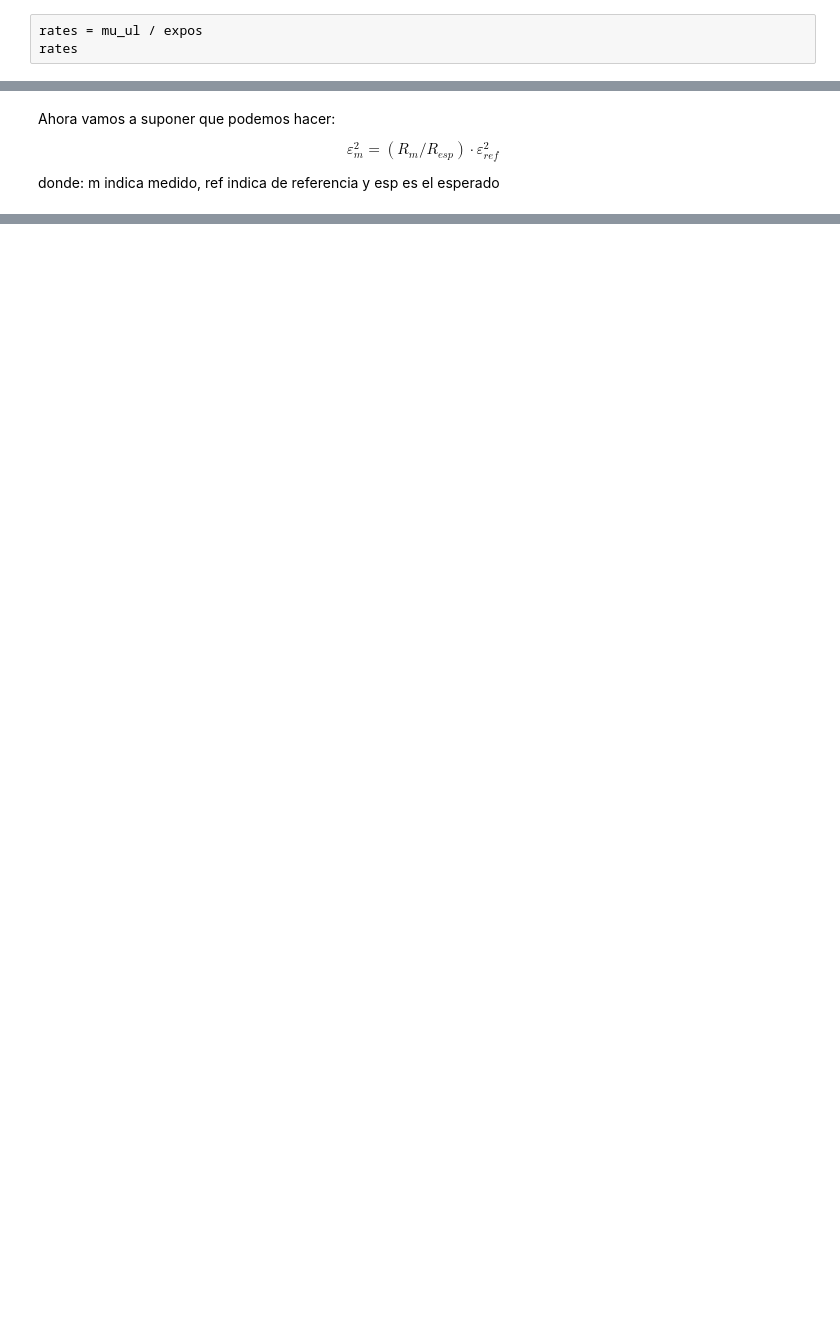
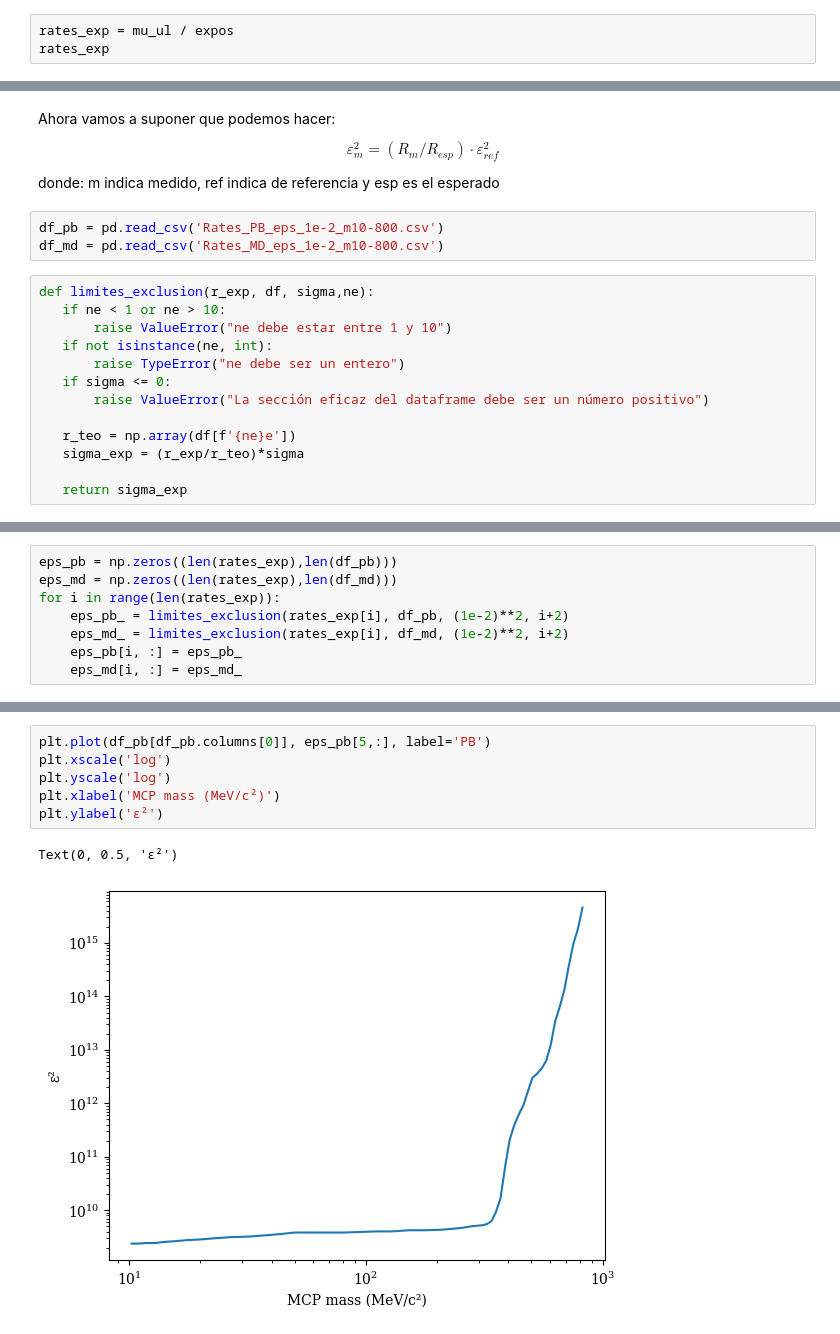
Before and after one commit to Lurishi/Doctorado-mCP, a Jupyter notebook: Mcp_gráficos_papers/Limites_mCP_SENSEI.ipynb, the cells around one changed output, grey strips where cells are left out. Drawn from its saved outputs; the diff is of its cells as text; blank space fills up the shorter version.

```diff
--- a/Mcp_gráficos_papers/Limites_mCP_SENSEI.ipynb
+++ b/Mcp_gráficos_papers/Limites_mCP_SENSEI.ipynb
@@ -32,4 +38,4 @@ mu_ul = x / 2
 # %%
-rates = mu_ul / expos
-rates
+rates_exp = mu_ul / expos
+rates_exp
 # %% [output]
@@ -41,3 +47,19 @@ Ahora vamos a suponer que podemos hacer:
 $$\varepsilon_{m}^2 = (R_{m}/R_{esp})\cdot \varepsilon_{ref}^2$$
 
 donde: m indica medido, ref indica de referencia y esp es el esperado
+# %%
+df_pb = pd.read_csv('Rates_PB_eps_1e-2_m10-800.csv')
+df_md = pd.read_csv('Rates_MD_eps_1e-2_m10-800.csv')
+# %%
+def limites_exclusion(r_exp, df, sigma,ne):
+   if ne < 1 or ne > 10:
+       raise ValueError("ne debe estar entre 1 y 10")
+   if not isinstance(ne, int):
+       raise TypeError("ne debe ser un entero")
+   if sigma <= 0:
+       raise ValueError("La sección eficaz del dataframe debe ser un número positivo")
+
+   r_teo = np.array(df[f'{ne}e'])
+   sigma_exp = (r_exp/r_teo)*sigma
+
+   return sigma_exp
@@ -43,0 +70,8 @@ donde: m indica medido, ref indica de referencia y esp es el esperado
+# %%
+eps_pb = np.zeros((len(rates_exp),len(df_pb)))
+eps_md = np.zeros((len(rates_exp),len(df_md)))
+for i in range(len(rates_exp)):
+    eps_pb_ = limites_exclusion(rates_exp[i], df_pb, (1e-2)**2, i+2)
+    eps_md_ = limites_exclusion(rates_exp[i], df_md, (1e-2)**2, i+2)
+    eps_pb[i, :] = eps_pb_
+    eps_md[i, :] = eps_md_
@@ -43,0 +98,9 @@ donde: m indica medido, ref indica de referencia y esp es el esperado
+# %%
+plt.plot(df_pb[df_pb.columns[0]], eps_pb[5,:], label='PB')
+plt.xscale('log')
+plt.yscale('log')
+plt.xlabel('MCP mass (MeV/c²)')
+plt.ylabel('ε²')
+# %% [output]
+Text(0, 0.5, 'ε²')
+[figure, added]
```
Also changed, not shown: parts of 6 cells of this notebook, 4 other files.
